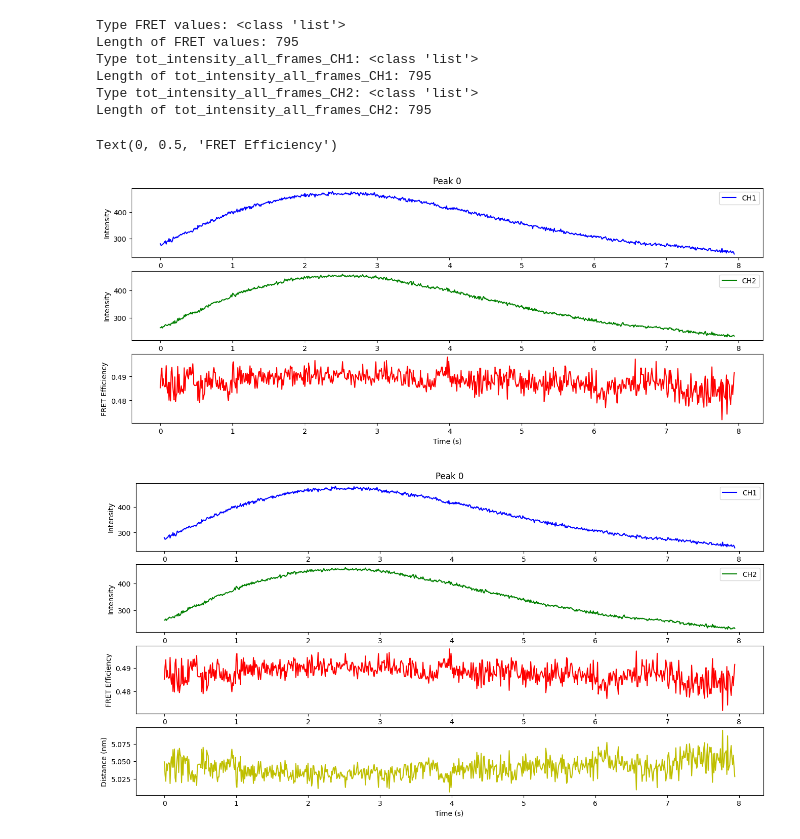
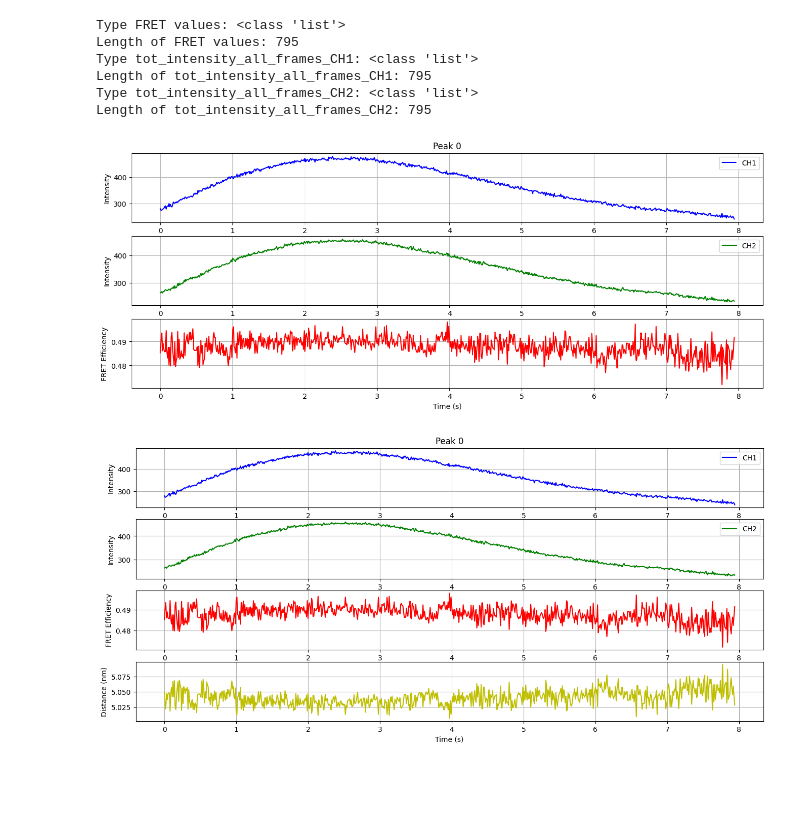
Before and after one commit to ljhason/smImaging-Exploration, a Jupyter notebook: All Frames using avg/FRET.ipynb, the cells around one changed output. Saved outputs shown, nothing was run; the diff lists cells and outputs as text; code cells hidden in the pictures; blank space fills up the shorter version.

Commit message:
Display FRET + All + same axes fixed

```diff
--- a/All Frames using avg/FRET.ipynb
+++ b/All Frames using avg/FRET.ipynb
@@ -95,7 +95,7 @@ for i in range(len(Frames_data)): #for i in range(795): i= 0, 1, 2,..., 794
 Image Size: 512 x 512
 # %%
 time = np.arange(0, len(tot_intensity_all_frames_CH1)/100, 1/100)
-FRET_values = FRET(np.array(tot_intensity_all_frames_CH1), np.array(tot_intensity_all_frames_CH2))
+FRET_values = calc_FRET(np.array(tot_intensity_all_frames_CH1), np.array(tot_intensity_all_frames_CH2))
 print(f"Type FRET values: {type(FRET_values)}")
 print(f"Length of FRET values: {len(FRET_values)}")
 print(f"Type tot_intensity_all_frames_CH1: {type(tot_intensity_all_frames_CH1)}")
@@ -118,16 +118,18 @@ ax[0].plot(time, tot_intensity_all_frames_CH1, color='b', label='CH1')
 ax[0].set_title('Peak 0')
 ax[0].set_ylabel('Intensity')
 ax[0].legend(loc='upper right')
+ax[0].grid()
 
 ax[1].plot(time, tot_intensity_all_frames_CH2, color='g', label='CH2')
 ax[1].set_ylabel('Intensity')
+ax[1].grid()
 ax[1].legend(loc='upper right')
 
 ax[2].plot(time, FRET_values, color='r')
 ax[2].set_xlabel('Time (s)')
 ax[2].set_ylabel('FRET Efficiency')
+ax[2].grid()
 # %% [output]
-Text(0, 0.5, 'FRET Efficiency')
 [figure]
 # %%
 # def calc_distance(FRET_list, R_0):
@@ -135,25 +137,28 @@ Text(0, 0.5, 'FRET Efficiency')
 #     return d.tolist()
 # %%
 fig.subplots_adjust(hspace=1)
-fig, ax = plt.subplots(4, 1, figsize=(16, 8))
+fig, ax = plt.subplots(4, 1, figsize=(16, 7))
 
 ax[0].plot(time, tot_intensity_all_frames_CH1, color='b', label='CH1')
 ax[0].set_title('Peak 0')
 ax[0].set_ylabel('Intensity')
 ax[0].legend(loc='upper right')
+ax[0].grid()
 
 ax[1].plot(time, tot_intensity_all_frames_CH2, color='g', label='CH2')
 ax[1].set_ylabel('Intensity')
 ax[1].legend(loc='upper right')
+ax[1].grid()
 
 ax[2].plot(time, FRET_values, color='r')
 ax[2].set_xlabel('Time (s)')
 ax[2].set_ylabel('FRET Efficiency')
-
+ax[2].grid()
 distance = calc_distance(FRET_values, 5.0)
 ax[3].plot(time, distance, color='y')
 ax[3].set_xlabel('Time (s)')
 ax[3].set_ylabel('Distance (nm)')
+ax[3].grid()
 plt.show()
 # %% [output]
-[figure, old version]
+[figure, new version]
```
Also changed, not shown: 3 other files.
